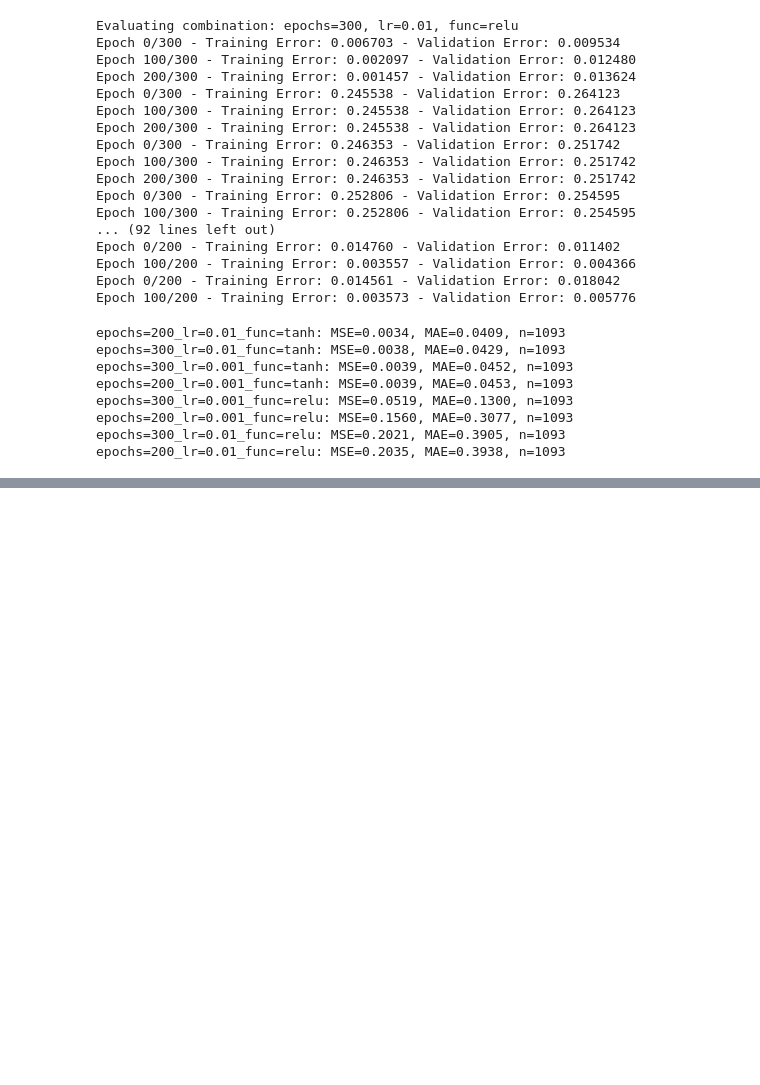
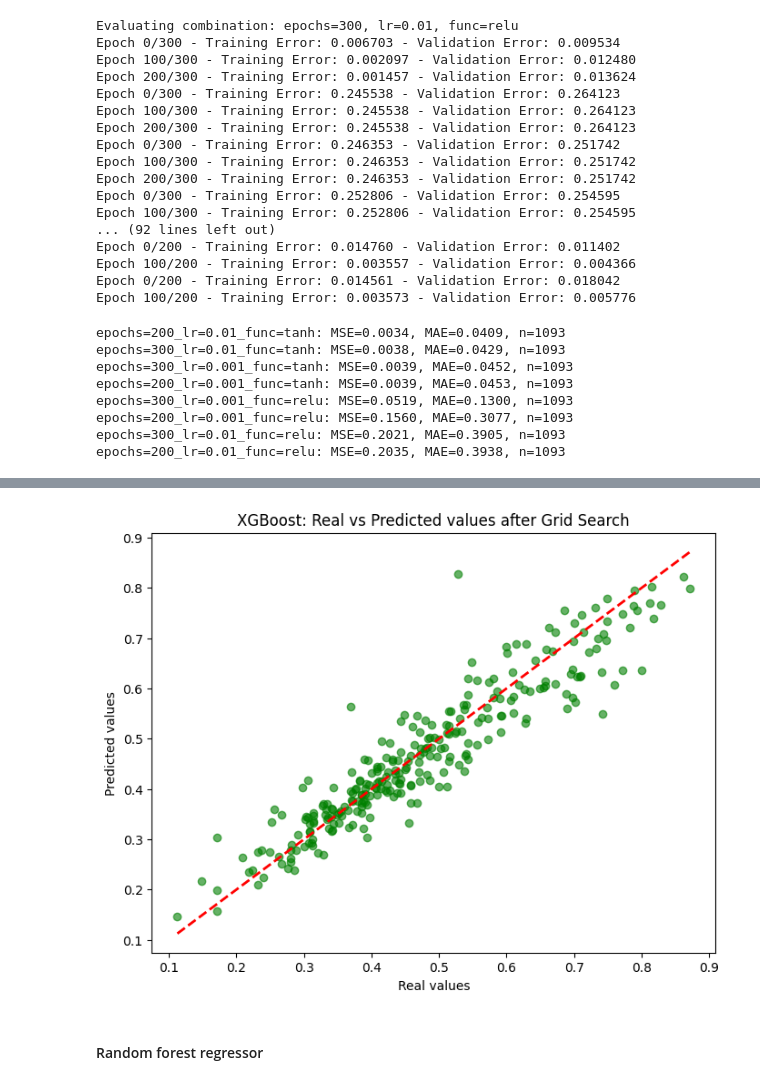
Before and after one commit to valeriapgil/HousePrices, a Jupyter notebook: TryNeuralNetClass.ipynb, the cells around one changed output, grey strips where cells are left out. Cells and saved outputs as stored; diff of their text form; code cells hidden in the pictures; blank space fills up the shorter version.

```diff
--- a/TryNeuralNetClass.ipynb
+++ b/TryNeuralNetClass.ipynb
@@ -292,0 +339,12 @@ epochs=200_lr=0.01_func=relu: MSE=0.2035, MAE=0.3938, n=1093
+# %%
+plt.figure(figsize=(8,6))
+plt.scatter(yn_test, best_xgb_predictions, alpha=0.6, color='green')
+plt.plot([yn_test.min(), yn_test.max()], [yn_test.min(), yn_test.max()], 'r--', lw=2)
+plt.xlabel('Real values')
+plt.ylabel('Predicted values')
+plt.title('XGBoost: Real vs Predicted values after Grid Search')
+plt.show()
+# %% [output]
+[figure, added]
+# %% [markdown]
+#### Random forest regressor
```
Also changed, not shown: parts of 9 cells of this notebook, 1 other file.
